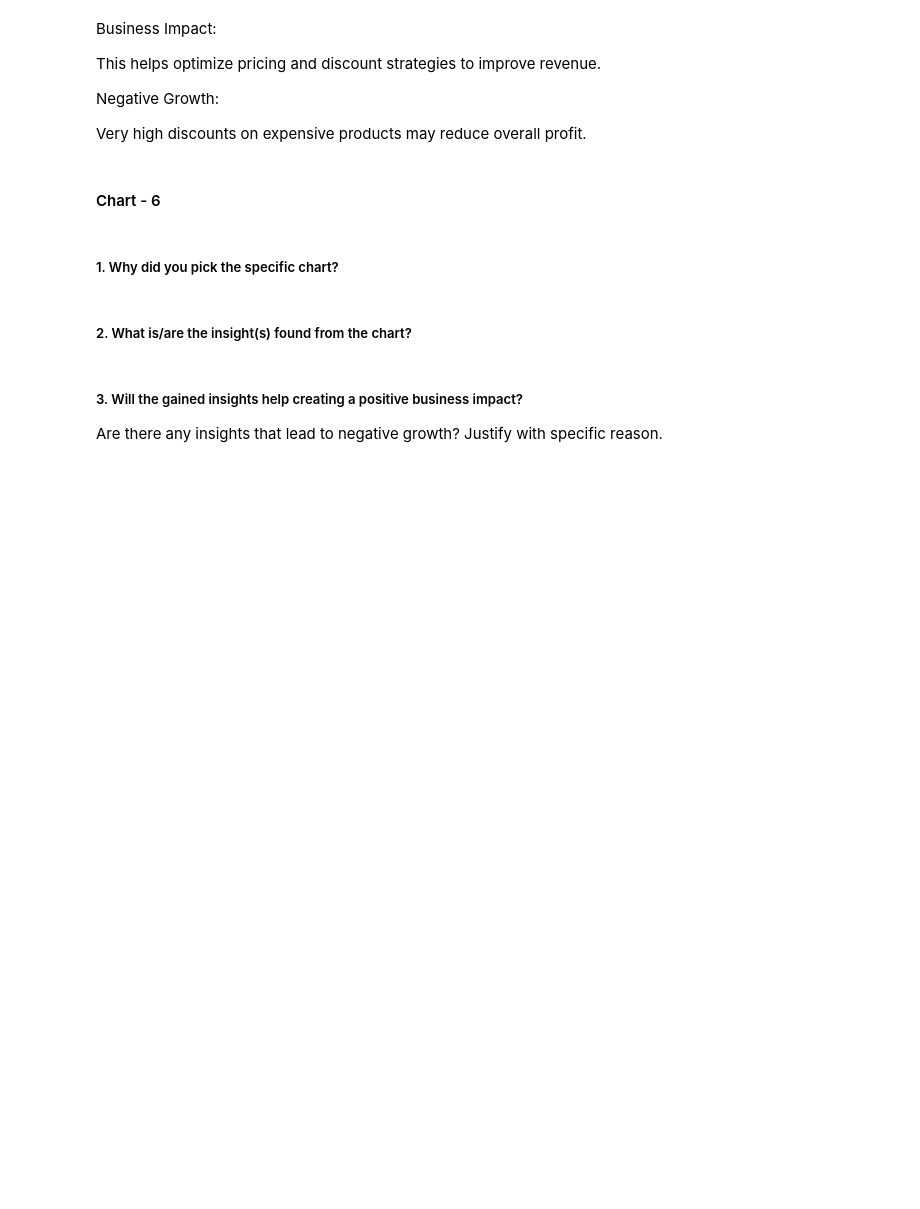
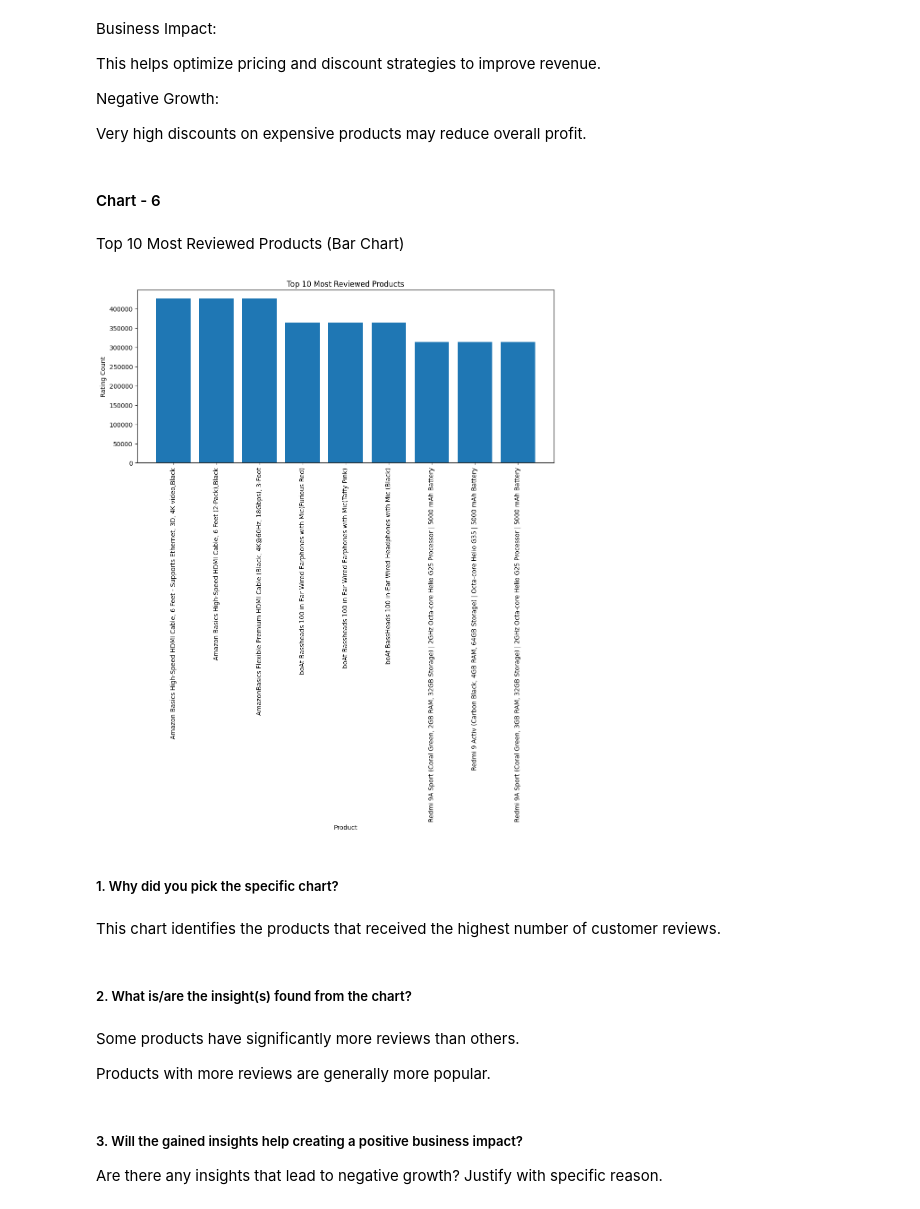
Before and after one commit to gunchugh/Amazon-Sales-Analysis, a Jupyter notebook: Another_copy_of_Sample_EDA_Submission_Template.ipynb, the cells around one changed output. Cells and saved outputs as stored; diff of their text form; code cells hidden in the pictures; blank space fills up the shorter version.

```diff
--- a/Another_copy_of_Sample_EDA_Submission_Template.ipynb
+++ b/Another_copy_of_Sample_EDA_Submission_Template.ipynb
@@ -554,10 +554,33 @@ Very high discounts on expensive products may reduce overall profit.
 #### Chart - 6
 # %%
 # Chart - 6 visualization code
+# %% [markdown]
+Top 10 Most Reviewed Products (Bar Chart)
+# %%
+# Select top 10 reviewed products
+top_review = df.sort_values("rating_count", ascending=False).head(10)
+plt.figure(figsize=(12,5))
+
+# Create bar graph
+plt.bar(top_review["product_name"], top_review["rating_count"])
+plt.title("Top 10 Most Reviewed Products")
+plt.xlabel("Product")
+plt.ylabel("Rating Count")
+plt.xticks(rotation=90)
+plt.show()
+# %% [output]
+[figure, added]
 # %% [markdown]
 ##### 1. Why did you pick the specific chart?
+# %% [markdown]
+This chart identifies the products that received the highest number of customer reviews.
 # %% [markdown]
 ##### 2. What is/are the insight(s) found from the chart?
+# %% [markdown]
+
+Some products have significantly more reviews than others.
+
+Products with more reviews are generally more popular.
 # %% [markdown]
 ##### 3. Will the gained insights help creating a positive business impact?
 Are there any insights that lead to negative growth? Justify with specific reason.
```
Also changed, not shown: parts of 33 cells of this notebook.
